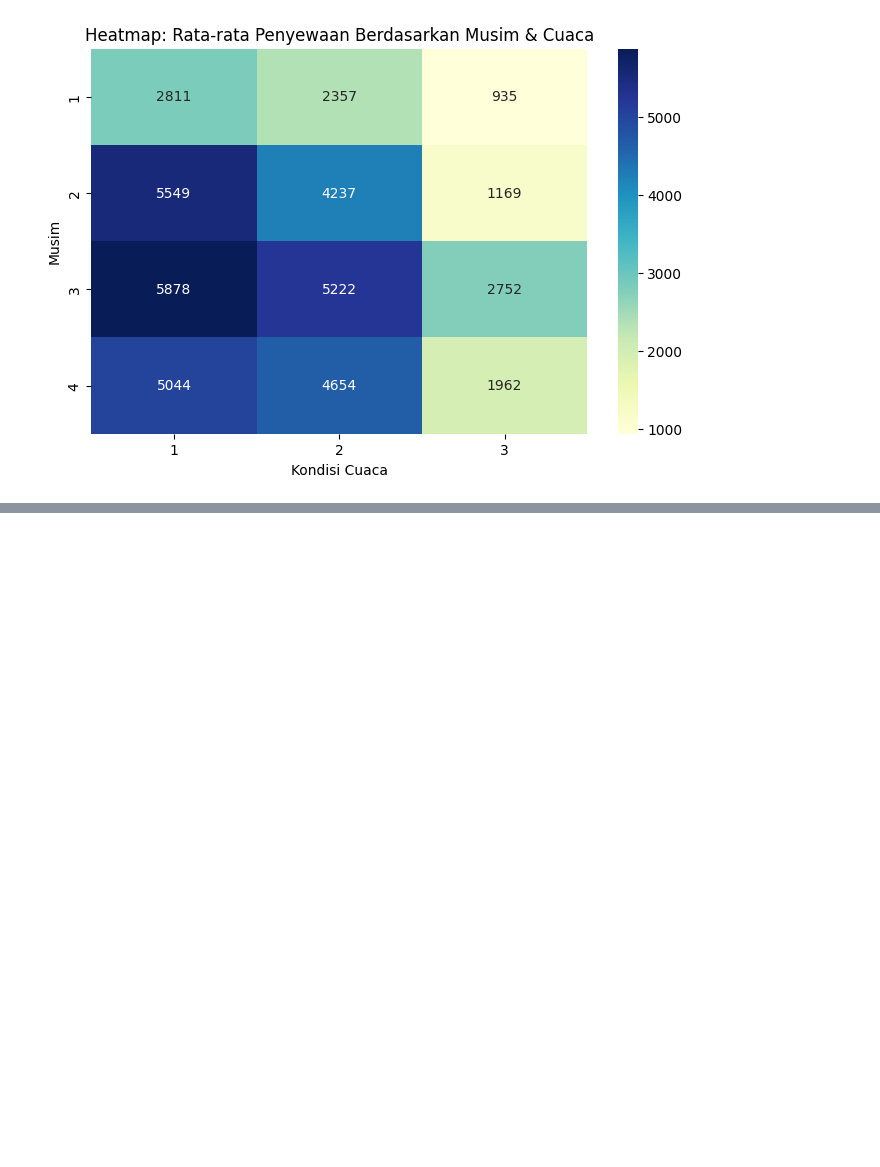
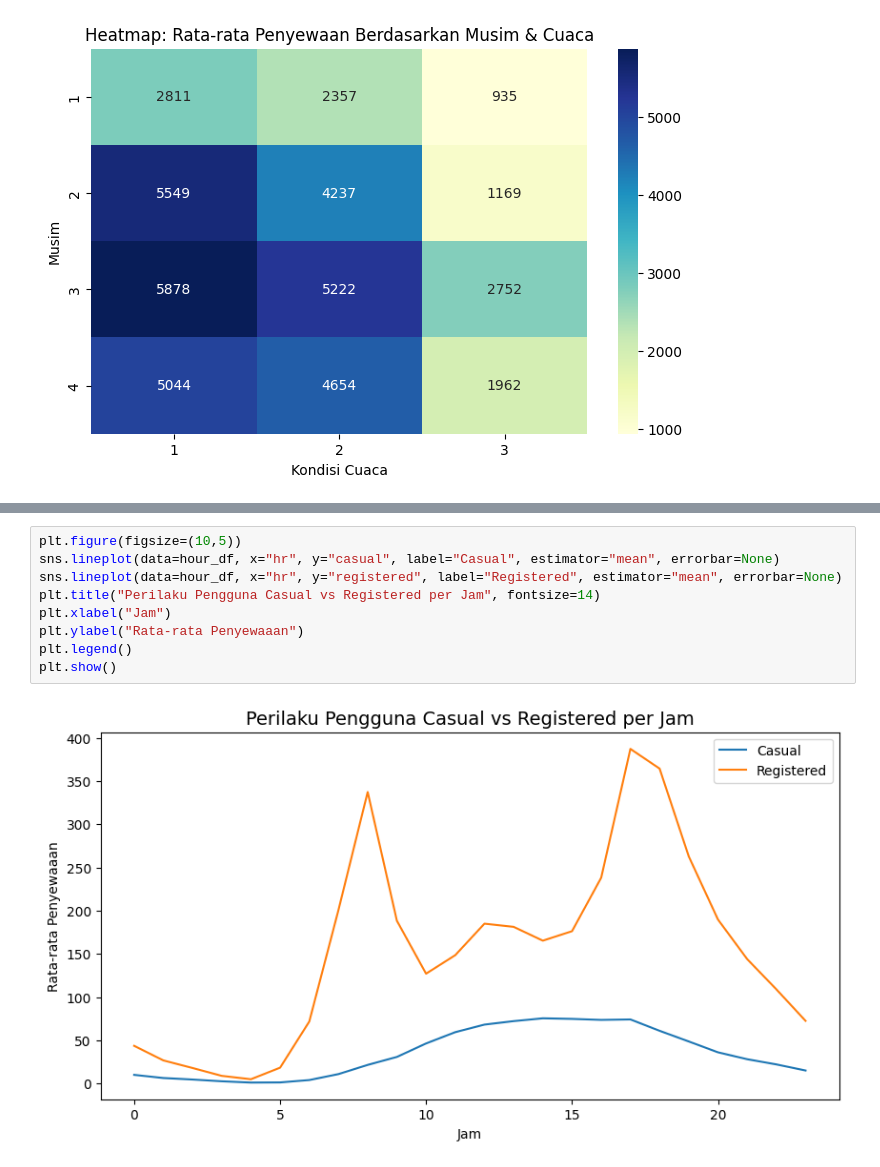
Before and after one commit to muhanangmahrub/bike-sharing-analysis-using-python, a Jupyter notebook: notebook.ipynb, the cells around one changed output, grey strips where cells are left out. Saved outputs shown, nothing was run; the diff lists cells and outputs as text; blank space fills up the shorter version.

```diff
--- a/notebook.ipynb
+++ b/notebook.ipynb
@@ -535,0 +557,11 @@ plt.show()
+# %%
+plt.figure(figsize=(10,5))
+sns.lineplot(data=hour_df, x="hr", y="casual", label="Casual", estimator="mean", errorbar=None)
+sns.lineplot(data=hour_df, x="hr", y="registered", label="Registered", estimator="mean", errorbar=None)
+plt.title("Perilaku Pengguna Casual vs Registered per Jam", fontsize=14)
+plt.xlabel("Jam")
+plt.ylabel("Rata-rata Penyewaaan")
+plt.legend()
+plt.show()
+# %% [output]
+[figure, added]
```
Also changed, not shown: parts of 12 cells of this notebook, 6 other files.
